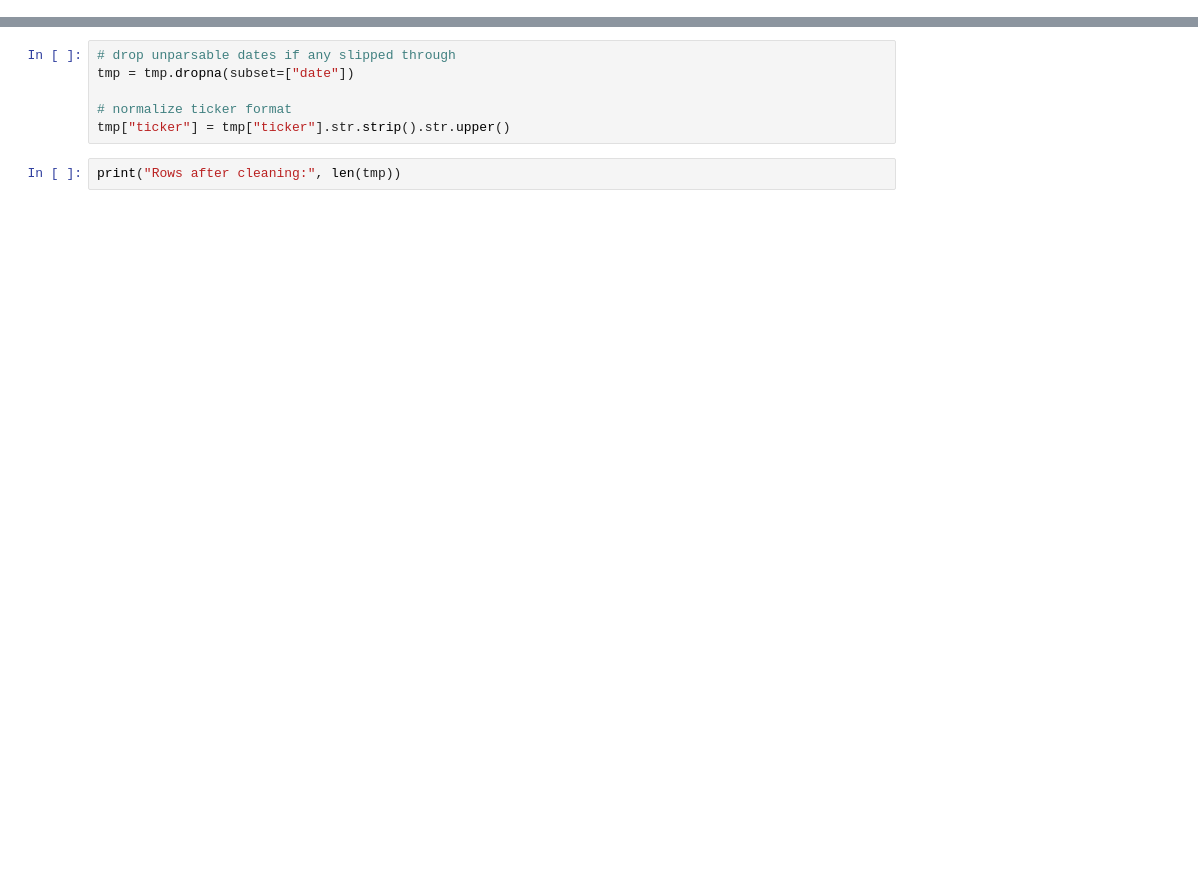
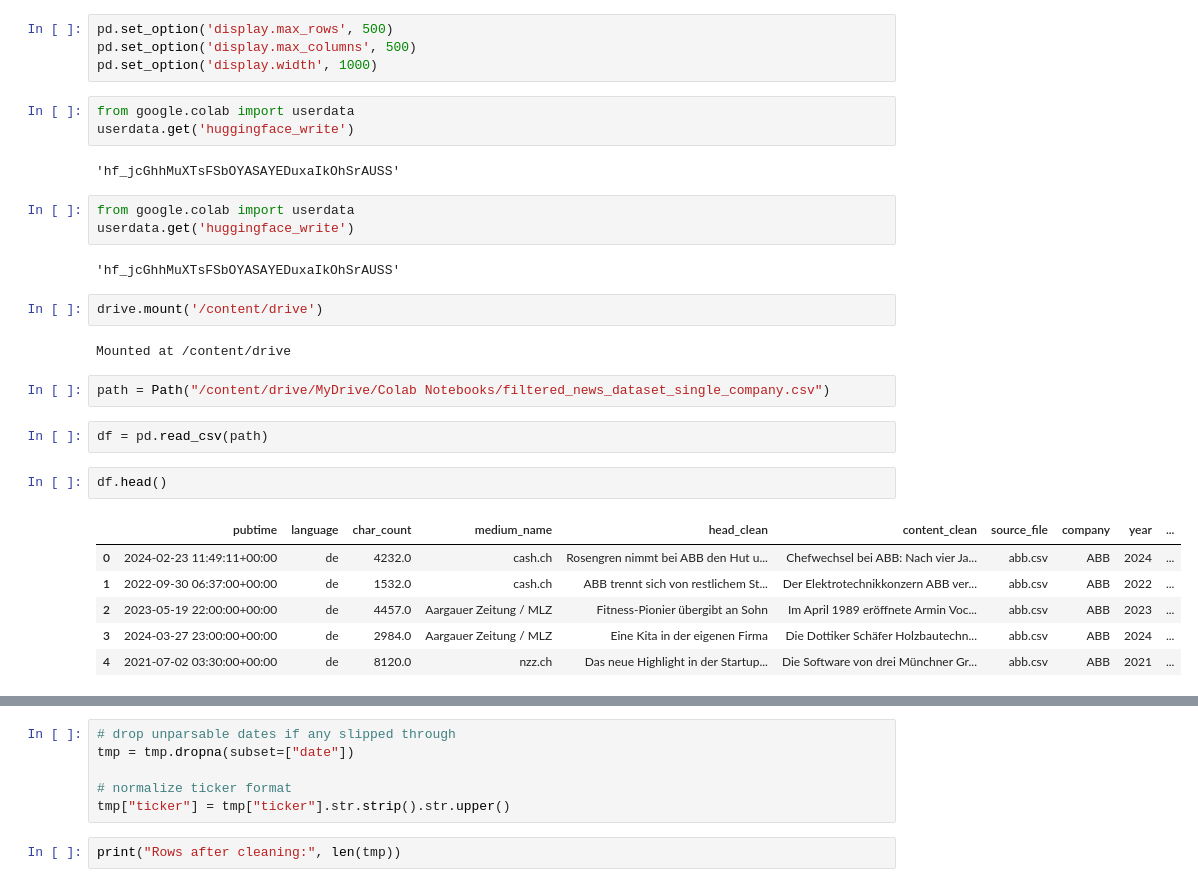
Before and after one commit to mkcakmak/multimodel-financial-time-series-with-sentiment, a Jupyter notebook: noteebooks/03_sentiment_aggregate.ipynb, the cells around one changed output, grey strips where cells are left out. Drawn from its saved outputs; the diff is of its cells as text; blank space fills up the shorter version.

```diff
--- a/noteebooks/03_sentiment_aggregate.ipynb
+++ b/noteebooks/03_sentiment_aggregate.ipynb
@@ -5 +5,32 @@ df = pd.read_csv("../../data/clean/news_clean/filtered_news_dataset.csv")
+# %%
+pd.set_option('display.max_rows', 500)
+pd.set_option('display.max_columns', 500)
+pd.set_option('display.width', 1000)
+# %%
+from google.colab import userdata
+userdata.get('huggingface_write')
+# %% [output]
+'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'
+# %%
+from google.colab import userdata
+userdata.get('huggingface_write')
+# %% [output]
+'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'
+# %%
+drive.mount('/content/drive')
+# %% [output]
+Mounted at /content/drive
+# %%
+path = Path("/content/drive/MyDrive/Colab Notebooks/filtered_news_dataset_single_company.csv")
+# %%
+df = pd.read_csv(path)
+# %%
+df.head()
+# %% [output]
+|  | pubtime | language | char_count | medium_name | head_clean | content_clean | source_file | company | year | ... |
+| 0 | 2024-02-23 11:49:11+00:00 | de | 4232.0 | cash.ch | Rosengren nimmt bei ABB den Hut u... | Chefwechsel bei ABB: Nach vier Ja... | abb.csv | ABB | 2024 | ... |
+| 1 | 2022-09-30 06:37:00+00:00 | de | 1532.0 | cash.ch | ABB trennt sich von restlichem St... | Der Elektrotechnikkonzern ABB ver... | abb.csv | ABB | 2022 | ... |
+| 2 | 2023-05-19 22:00:00+00:00 | de | 4457.0 | Aargauer Zeitung / MLZ | Fitness-Pionier übergibt an Sohn | Im April 1989 eröffnete Armin Voc... | abb.csv | ABB | 2023 | ... |
+| 3 | 2024-03-27 23:00:00+00:00 | de | 2984.0 | Aargauer Zeitung / MLZ | Eine Kita in der eigenen Firma | Die Dottiker Schäfer Holzbautechn... | abb.csv | ABB | 2024 | ... |
+| 4 | 2021-07-02 03:30:00+00:00 | de | 8120.0 | nzz.ch | Das neue Highlight in der Startup... | Die Software von drei Münchner Gr... | abb.csv | ABB | 2021 | ... |
 # %%
```
Also changed, not shown: parts of 18 cells of this notebook, 2 other files.
